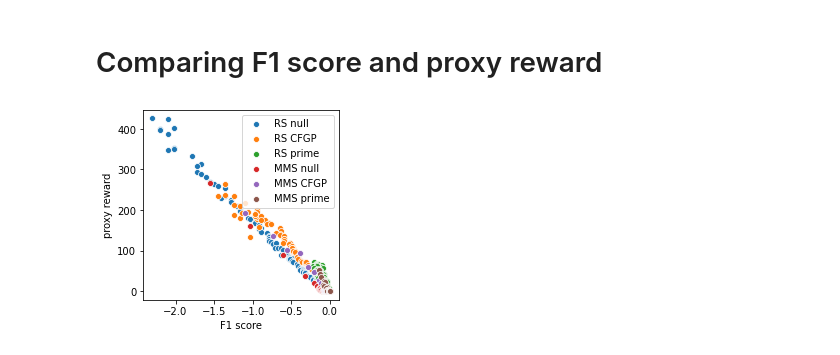
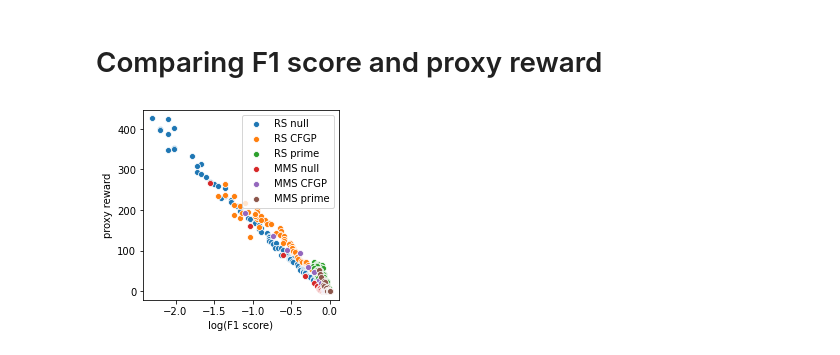
Before and after one commit to ulissigroup/catalyst-acquisitions, a Jupyter notebook: notebooks/comparisons/compare_hallucinations.ipynb, the cells around one changed output. Saved outputs shown, nothing was run; the diff lists cells and outputs as text; code cells hidden in the pictures.

Commit message:
Fix label for F1 vs proxy figure

```diff
--- a/notebooks/comparisons/compare_hallucinations.ipynb
+++ b/notebooks/comparisons/compare_hallucinations.ipynb
@@ -673,27 +673,27 @@ _ = ax.set_xlim([0., 25000])
 # %%
 fig = plt.figure(figsize=(3.5, 3.5))
 ax = fig.gca()
 
 f1_scores = {'RS null': rs_null_discoverer.reward_history,
              'RS CFGP': rs_cfgp_discoverer.reward_history,
              'RS prime': rs_prime_discoverer.reward_history,
              'MMS null': mms_null_discoverer.reward_history,
              'MMS CFGP': mms_cfgp_discoverer.reward_history,
              'MMS prime': mms_prime_discoverer.reward_history}
 
 proxy_rewards = {'RS null': rs_null_discoverer.proxy_reward_history,
                  'RS CFGP': rs_cfgp_discoverer.proxy_reward_history,
                  'RS prime': rs_prime_discoverer.proxy_reward_history,
                  'MMS null': mms_null_discoverer.proxy_reward_history,
                  'MMS CFGP': mms_cfgp_discoverer.proxy_reward_history,
                  'MMS prime': mms_prime_discoverer.proxy_reward_history}
 
 for key, f1s in f1_scores.items():
     proxies = proxy_rewards[key]
     f1s = np.log(f1s)
     sns.scatterplot(f1s, proxies, label=key)
 
-_ = ax.set_xlabel('F1 score')
+_ = ax.set_xlabel('log(F1 score)')
 _ = ax.set_ylabel('proxy reward')
 # %% [output]
-[figure, old version]
+[figure, new version]
```
